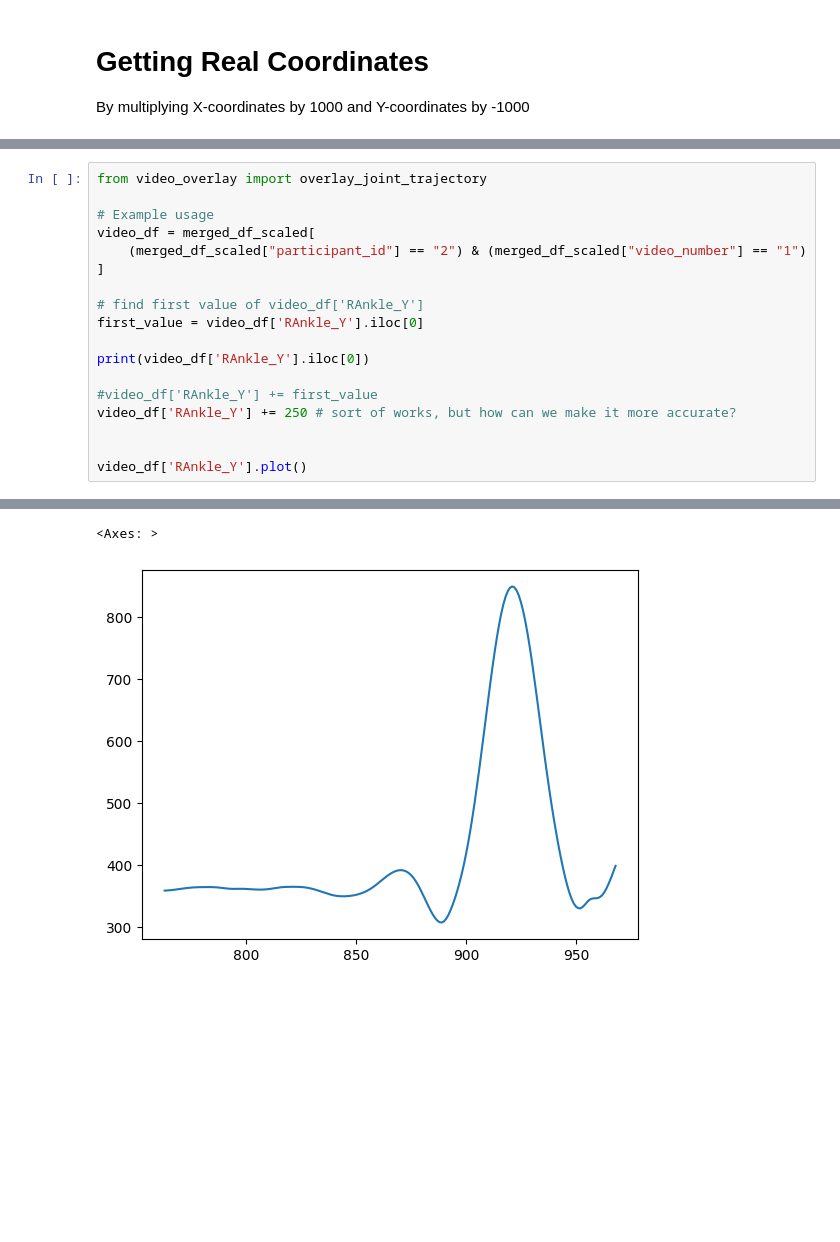
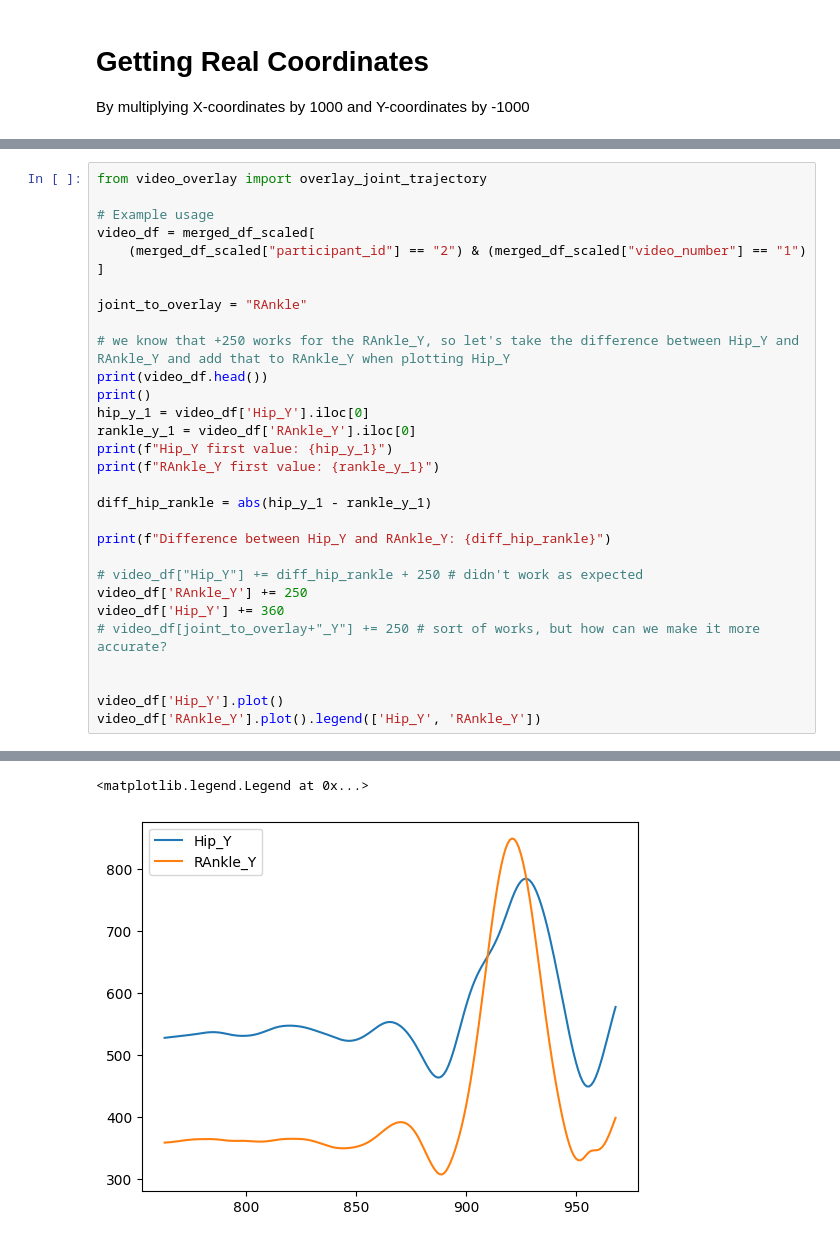
Before and after one commit to Niels-Engedal/GymTracker, a Jupyter notebook: Scripts/analysis_notebook.ipynb, the cells around one changed output, grey strips where cells are left out. Drawn from its saved outputs; the diff is of its cells as text; blank space fills up the shorter version.

Commit message:
Can't figure out this coordinate system, probably not relevant either, but it was cool to attempt

```diff
--- a/Scripts/analysis_notebook.ipynb
+++ b/Scripts/analysis_notebook.ipynb
@@ -808,14 +805,26 @@ video_df = merged_df_scaled[
     (merged_df_scaled["participant_id"] == "2") & (merged_df_scaled["video_number"] == "1")
 ]
 
-# find first value of video_df['RAnkle_Y']
-first_value = video_df['RAnkle_Y'].iloc[0]
+joint_to_overlay = "RAnkle"
 
-print(video_df['RAnkle_Y'].iloc[0])
+# we know that +250 works for the RAnkle_Y, so let's take the difference between Hip_Y and RAnkle_Y and add that to RAnkle_Y when plotting Hip_Y
+print(video_df.head())
+print()
+hip_y_1 = video_df['Hip_Y'].iloc[0]
+rankle_y_1 = video_df['RAnkle_Y'].iloc[0]
+print(f"Hip_Y first value: {hip_y_1}")
+print(f"RAnkle_Y first value: {rankle_y_1}")
 
-#video_df['RAnkle_Y'] += first_value
-video_df['RAnkle_Y'] += 250 # sort of works, but how can we make it more accurate?
+diff_hip_rankle = abs(hip_y_1 - rankle_y_1)
+
+print(f"Difference between Hip_Y and RAnkle_Y: {diff_hip_rankle}")
+
+# video_df["Hip_Y"] += diff_hip_rankle + 250 # didn't work as expected
+video_df['RAnkle_Y'] += 250
+video_df['Hip_Y'] += 360
+# video_df[joint_to_overlay+"_Y"] += 250 # sort of works, but how can we make it more accurate?
 
 
-video_df['RAnkle_Y'].plot()
+video_df['Hip_Y'].plot()
+video_df['RAnkle_Y'].plot().legend(['Hip_Y', 'RAnkle_Y'])
 # %% [output]
@@ -828,5 +858,5 @@ See the caveats in the documentation: https://pandas.pydata.org/pandas-docs/stab
-<Axes: >
+<matplotlib.legend.Legend at 0x...>
-[figure, old version]
+[figure, new version]
 # %%
 
 video_path = "/Users/niels/Desktop/University/Third Semester/Perception and Action/Exam/Gymnastics Motion Tracking/Code for Gym Tracking/Videos to Analyze/Backflip/id2_1_baseline.mov"
```
Also changed, not shown: parts of 8 cells of this notebook, 1 other file.
